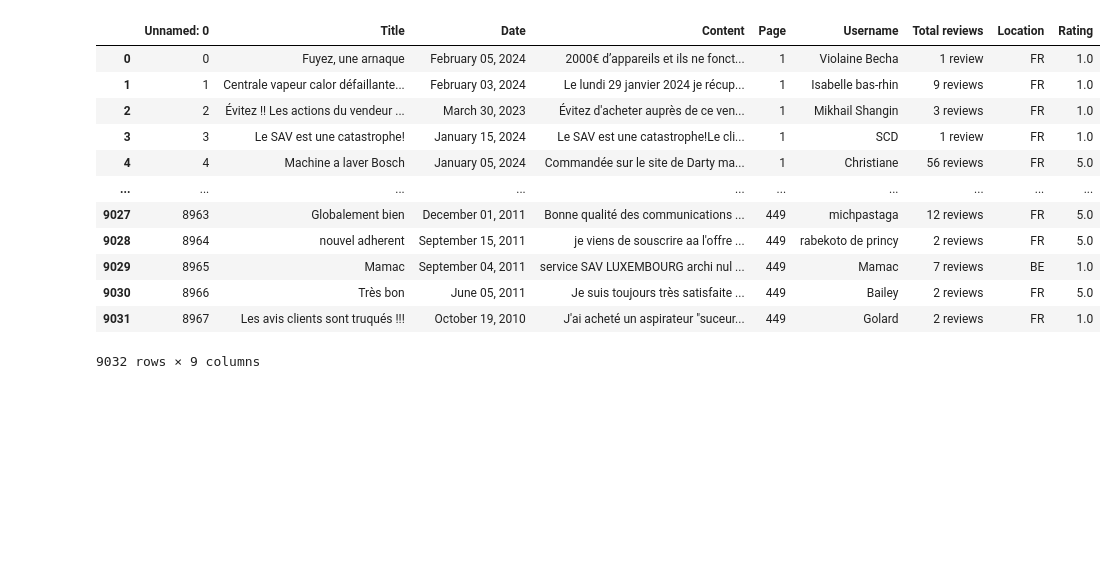
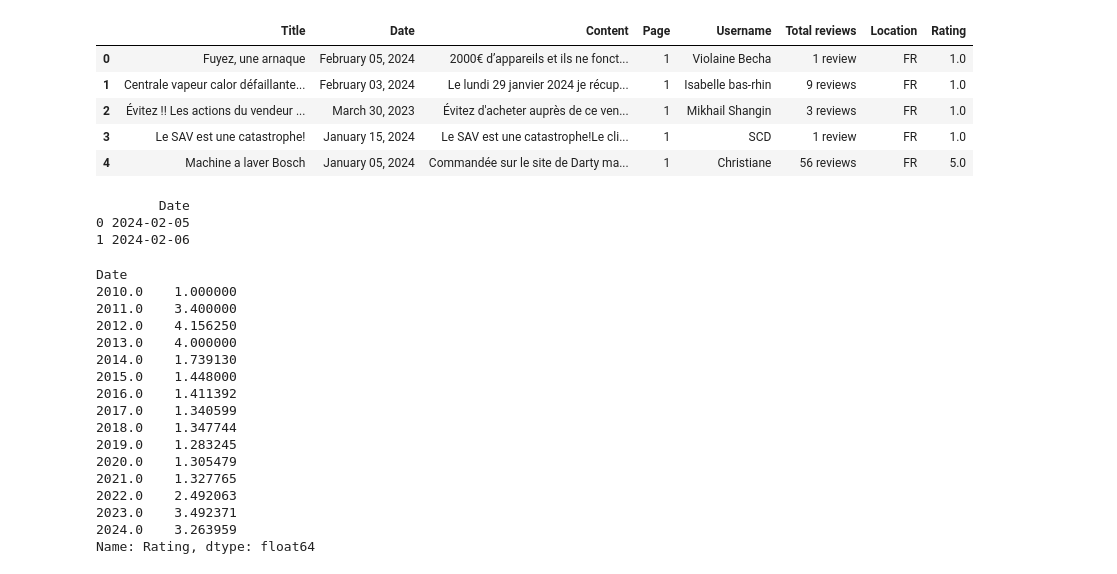
Before and after one commit to ArnaudGardille/Feedback-Analysis, a Jupyter notebook: flow_analysis.ipynb, the cells around one changed output. Saved outputs shown, nothing was run; the diff lists cells and outputs as text; code cells hidden in the pictures; blank space fills up the shorter version.

```diff
--- a/flow_analysis.ipynb
+++ b/flow_analysis.ipynb
@@ -44,17 +46,29 @@ import instructor
 # %%
-feedbacks_df = pd.read_csv('www.darty.com.csv')
-feedbacks_df
+csv_path = 'archives/www.darty.com.csv'
+feedbacks_df = pd.read_csv(csv_path, sep=';')
+feedbacks_df.head()
 # %% [output]
-|  | Unnamed: 0 | Title | Date | Content | Page | Username | Total reviews | Location | Rating |
-| 0 | 0 | Fuyez, une arnaque | February 05, 2024 | 2000€ d’appareils et ils ne fonct... | 1 | Violaine Becha | 1 review | FR | 1.0 |
-| 1 | 1 | Centrale vapeur calor défaillante... | February 03, 2024 | Le lundi 29 janvier 2024 je récup... | 1 | Isabelle bas-rhin | 9 reviews | FR | 1.0 |
-| 2 | 2 | Évitez !! Les actions du vendeur ... | March 30, 2023 | Évitez d'acheter auprès de ce ven... | 1 | Mikhail Shangin | 3 reviews | FR | 1.0 |
-| 3 | 3 | Le SAV est une catastrophe! | January 15, 2024 | Le SAV est une catastrophe!Le cli... | 1 | SCD | 1 review | FR | 1.0 |
-| 4 | 4 | Machine a laver Bosch | January 05, 2024 | Commandée sur le site de Darty ma... | 1 | Christiane | 56 reviews | FR | 5.0 |
-| ... | ... | ... | ... | ... | ... | ... | ... | ... | ... |
-| 9027 | 8963 | Globalement bien | December 01, 2011 | Bonne qualité des communications ... | 449 | michpastaga | 12 reviews | FR | 5.0 |
-| 9028 | 8964 | nouvel adherent | September 15, 2011 | je viens de souscrire aa l'offre ... | 449 | rabekoto de princy | 2 reviews | FR | 5.0 |
-| 9029 | 8965 | Mamac | September 04, 2011 | service SAV LUXEMBOURG archi nul ... | 449 | Mamac | 7 reviews | BE | 1.0 |
-| 9030 | 8966 | Très bon | June 05, 2011 | Je suis toujours très satisfaite ... | 449 | Bailey | 2 reviews | FR | 5.0 |
-| 9031 | 8967 | Les avis clients sont truqués !!! | October 19, 2010 | J'ai acheté un aspirateur "suceur... | 449 | Golard | 2 reviews | FR | 1.0 |
+|  | Title | Date | Content | Page | Username | Total reviews | Location | Rating |
+| 0 | Fuyez, une arnaque | February 05, 2024 | 2000€ d’appareils et ils ne fonct... | 1 | Violaine Becha | 1 review | FR | 1.0 |
+| 1 | Centrale vapeur calor défaillante... | February 03, 2024 | Le lundi 29 janvier 2024 je récup... | 1 | Isabelle bas-rhin | 9 reviews | FR | 1.0 |
+| 2 | Évitez !! Les actions du vendeur ... | March 30, 2023 | Évitez d'acheter auprès de ce ven... | 1 | Mikhail Shangin | 3 reviews | FR | 1.0 |
+| 3 | Le SAV est une catastrophe! | January 15, 2024 | Le SAV est une catastrophe!Le cli... | 1 | SCD | 1 review | FR | 1.0 |
+| 4 | Machine a laver Bosch | January 05, 2024 | Commandée sur le site de Darty ma... | 1 | Christiane | 56 reviews | FR | 5.0 |
-9032 rows × 9 columns
+# %%
+import pandas as pd
+
+# Create a sample DataFrame
+df = pd.DataFrame({'Date': ['February 05, 2024', 'February 06, 2024']})
+
+# Specify the format of the date strings
+date_format = '%B %d, %Y'
+
+# Convert the 'Date' column to datetime format
+df['Date'] = pd.to_datetime(df['Date'], format=date_format)
+
+# Print the DataFrame
+print(df)
+# %% [output]
+        Date
+0 2024-02-05
+1 2024-02-06
@@ -60,0 +77,20 @@ feedbacks_df
+# %%
+mean_rating
+# %% [output]
+Date
+2010.0    1.000000
+2011.0    3.400000
+2012.0    4.156250
+2013.0    4.000000
+2014.0    1.739130
+2015.0    1.448000
+2016.0    1.411392
+2017.0    1.340599
+2018.0    1.347744
+2019.0    1.283245
+2020.0    1.305479
+2021.0    1.327765
+2022.0    2.492063
+2023.0    3.492371
+2024.0    3.263959
+Name: Rating, dtype: float64
```
Also changed, not shown: parts of 13 cells of this notebook, 16 other files.
